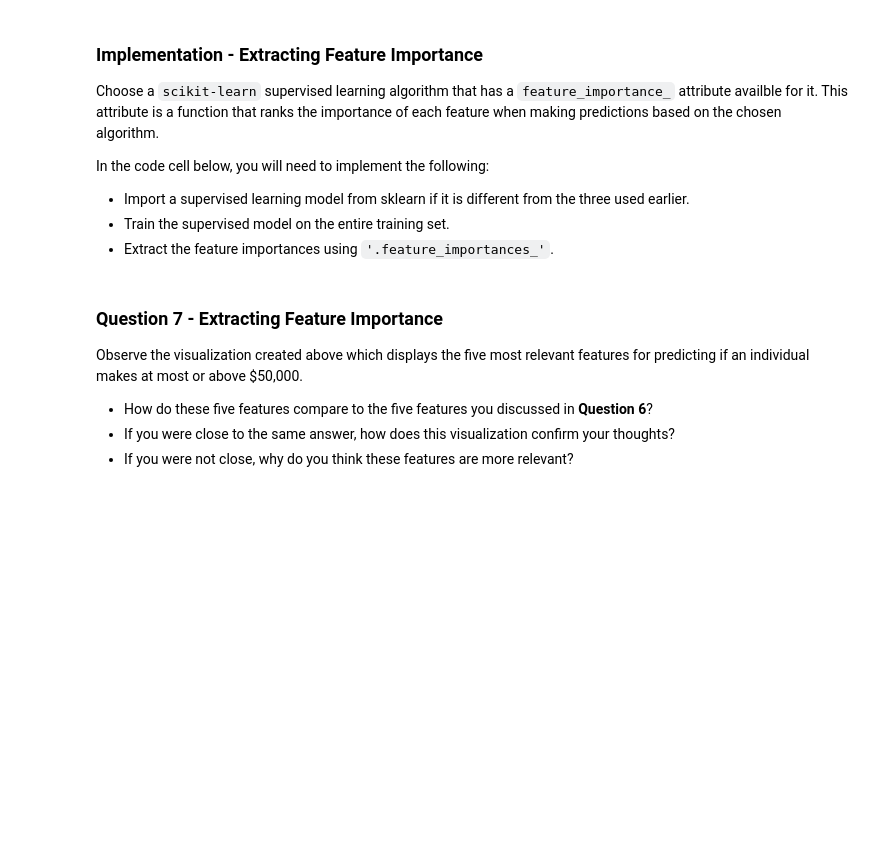
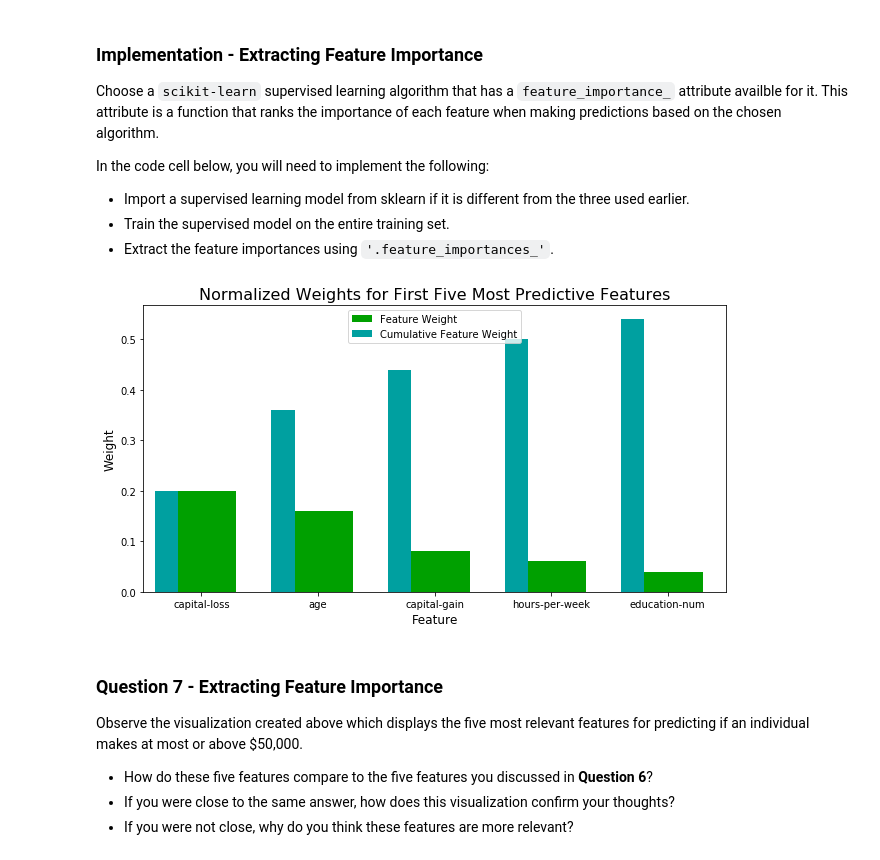
Before and after one commit to Balburdia/ds-nanodegree, a Jupyter notebook: finding_donors/finding_donors.ipynb, the cells around one changed output. Cells and saved outputs as stored; diff of their text form; code cells hidden in the pictures; blank space fills up the shorter version.

```diff
--- a/finding_donors/finding_donors.ipynb
+++ b/finding_donors/finding_donors.ipynb
@@ -528,16 +545,18 @@ In the code cell below, you will need to implement the following:
  - Extract the feature importances using `'.feature_importances_'`.
 # %%
 # TODO: Import a supervised learning model that has 'feature_importances_'
-
+# from sklearn.ensemble import AdaBoostClassifier # already imported
 
 # TODO: Train the supervised model on the training set using .fit(X_train, y_train)
-model = None
+model = AdaBoostClassifier().fit(X_train, y_train)
 
 # TODO: Extract the feature importances using .feature_importances_
-importances = None
+importances = model.feature_importances_
 
 # Plot
 vs.feature_plot(importances, X_train, y_train)
+# %% [output]
+[figure, added]
 # %% [markdown]
 ### Question 7 - Extracting Feature Importance
 
```
Also changed, not shown: parts of 6 cells of this notebook.
